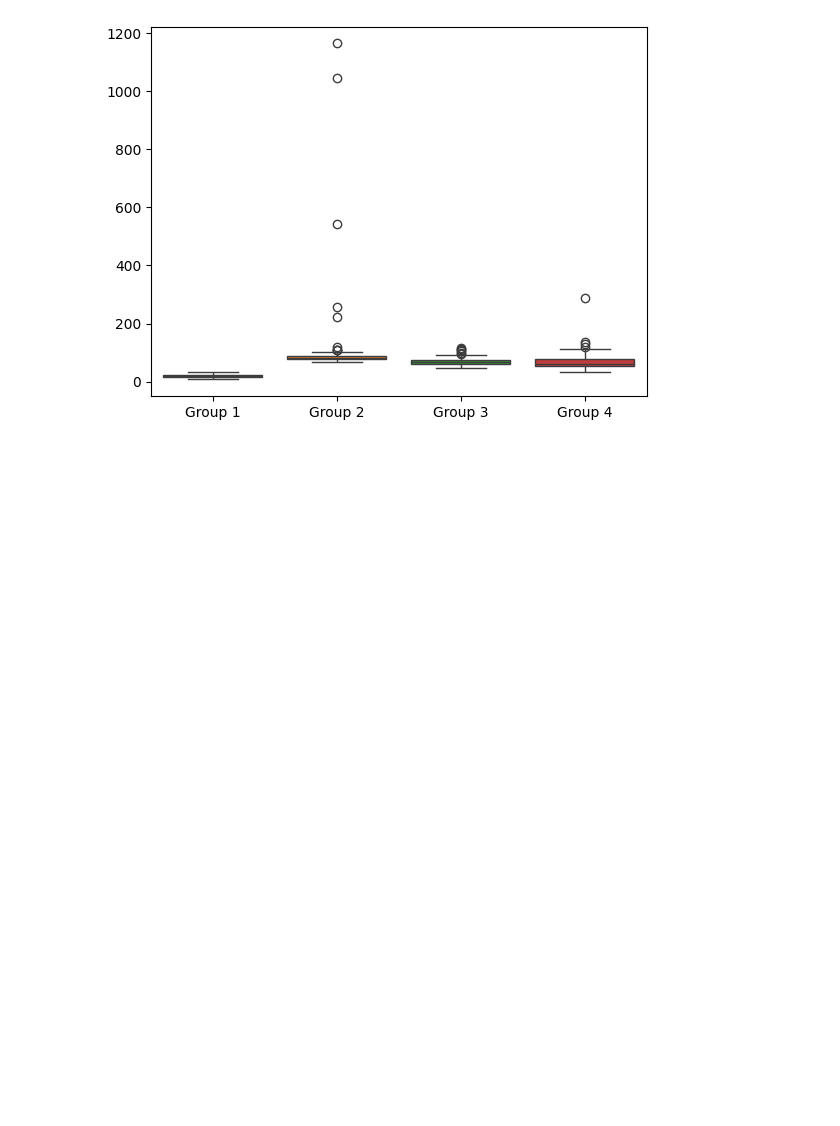
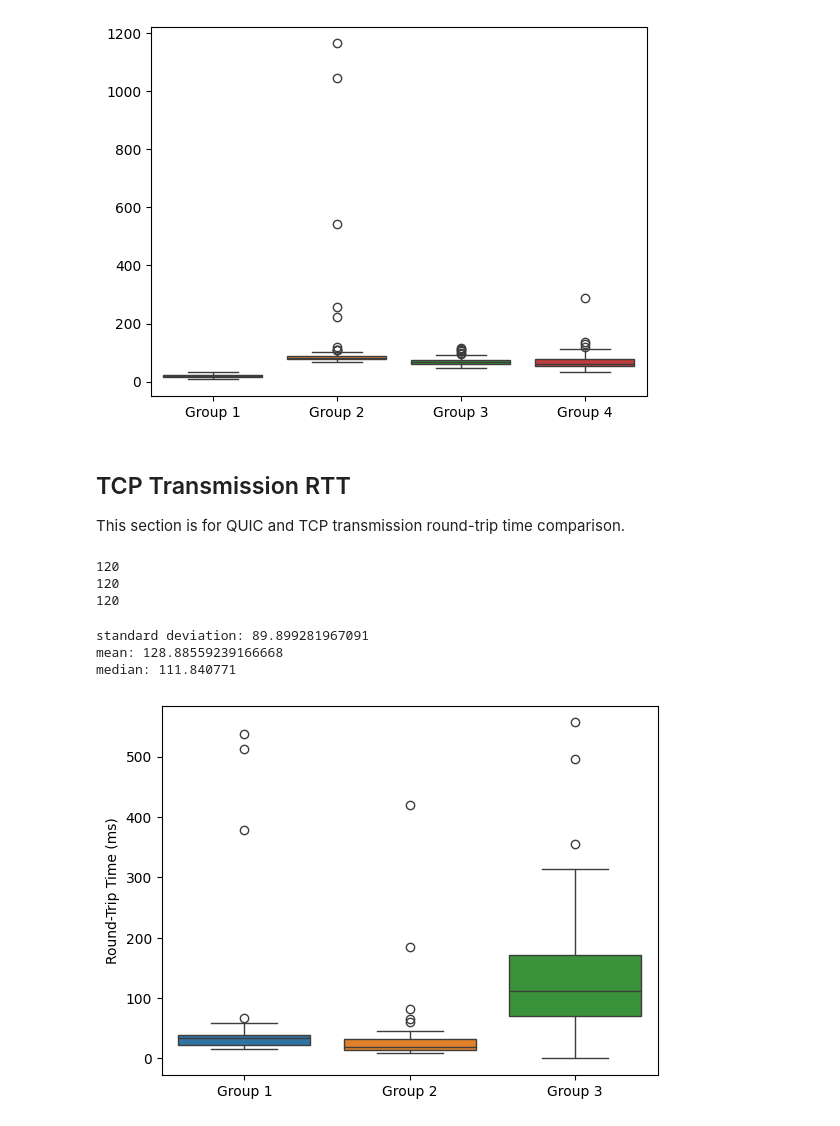
Before and after one commit to mollyy0514/GO_QUIC_socket, a Jupyter notebook: data/qlog_analysis.ipynb, the cells around one changed output. Cells and saved outputs as stored; diff of their text form; code cells hidden in the pictures; blank space fills up the shorter version.

```diff
--- a/data/qlog_analysis.ipynb
+++ b/data/qlog_analysis.ipynb
@@ -8,7 +8,6 @@ import seaborn as sns
 import matplotlib.pyplot as plt
 # %%
 def CreateJsonEntry(file_path):
-    file_path1 = './20240105/log_ea30528f8f8971a62700286f30ee0a_client.qlog'
     with open(file_path, 'r') as file:
         lines = file.readlines()
 
@@ -178,3 +177,55 @@ sns.boxplot(data=df)
 plt.show()
 # %% [output]
 [figure]
+# %% [markdown]
+## TCP Transmission RTT
+This section is for QUIC and TCP transmission round-trip time comparison.
+# %%
+# Open the .qlog file for reading
+file_path1 = './20240110/log_c387431093ec0a8231085e15b68298dabd64_client.qlog'
+json_entry1 = CreateJsonEntry(file_path1)
+latest_rtt_list1 = GetRttList(json_entry1, 70)
+print(len(latest_rtt_list1))
+
+file_path2 = './20240110/log_c05b65d9bea13833700a8ed8323a879be5_client.qlog'
+json_entry2 = CreateJsonEntry(file_path2)
+latest_rtt_list2 = GetRttList(json_entry2, 29)
+print(len(latest_rtt_list2))
+
+file_path3 = './20240110/log_38c3a32f62b8ff737f9322_client.qlog'
+json_entry3 = CreateJsonEntry(file_path3)
+latest_rtt_list3 = GetRttList(json_entry3, 1)
+latest_rtt_list3.append(20)
+print(len(latest_rtt_list3))
+# %% [output]
+120
+120
+120
+# %%
+latest_rtt_list = []
+# for i in range(len(latest_rtt_list1)):
+#     latest_rtt_list.append(latest_rtt_list1[i])
+# for i in range(len(latest_rtt_list2)):
+#     latest_rtt_list.append(latest_rtt_list2[i])
+for i in range(len(latest_rtt_list3)):
+    latest_rtt_list.append(latest_rtt_list3[i])
+PrintStats(latest_rtt_list)
+# %% [output]
+standard deviation: 89.899281967091
+mean: 128.88559239166668
+median: 111.840771
+# %%
+data = {'Group 1': latest_rtt_list1,
+        'Group 2': latest_rtt_list2,
+        'Group 3': latest_rtt_list3,
+        }
+
+df1 = pd.DataFrame(data)
+
+# Create a boxplot
+sns.boxplot(data=df1)
+# plt.ylim(0, 120)
+plt.ylabel('Round-Trip Time (ms)')
+plt.show()
+# %% [output]
+[figure, added]
```
Also changed, not shown: parts of 8 cells of this notebook, 4 other files.
